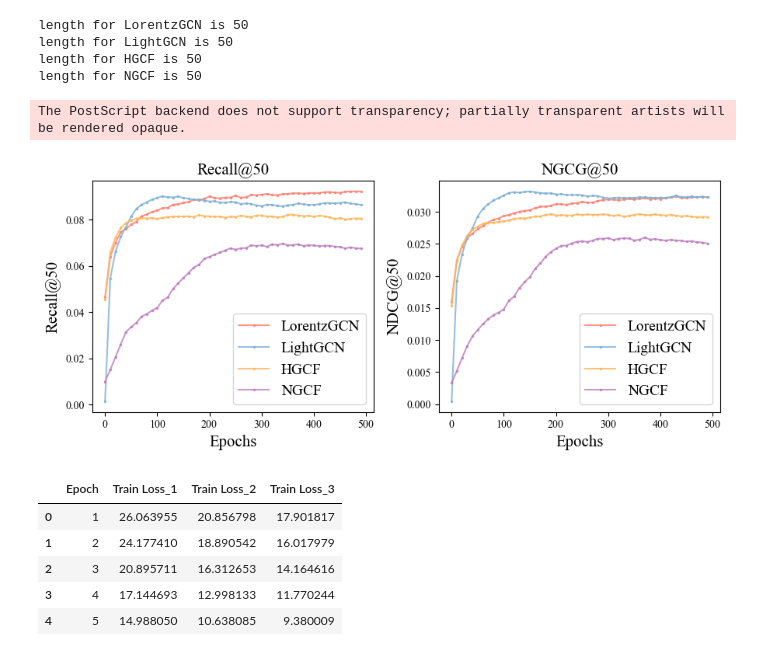
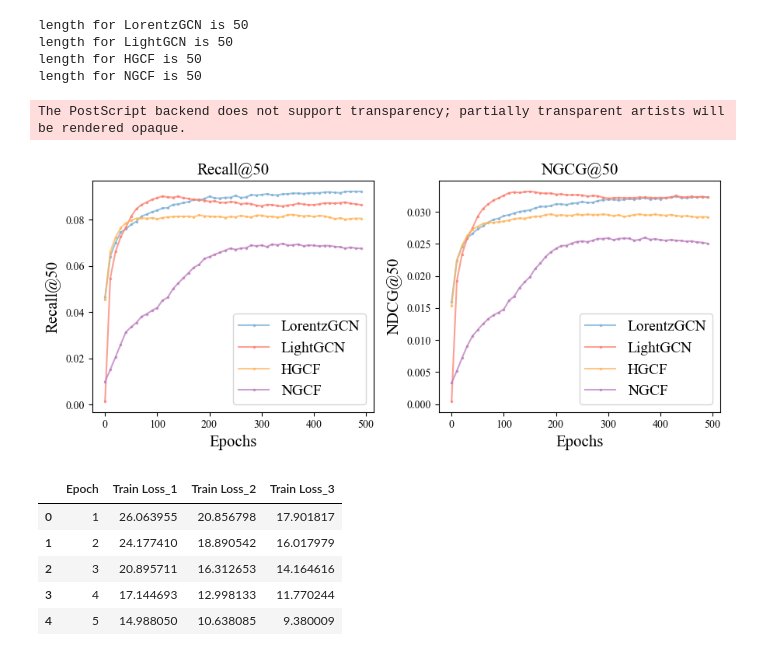
Before and after one commit to Thooooor/LorentzGCN, a Jupyter notebook: visualization/rec_curve_vis.ipynb, the cells around one changed output. Saved outputs shown, nothing was run; the diff lists cells and outputs as text; code cells hidden in the pictures.

```diff
--- a/visualization/rec_curve_vis.ipynb
+++ b/visualization/rec_curve_vis.ipynb
@@ -64,11 +64,18 @@ colors = {
 }
 
 colors = {
-    "LorentzGCN": "#fd7f6f",
-    "LightGCN": "#7eb0d5",
+    "LorentzGCN": "#7eb0d5", #"steelblue",
+    "LightGCN": "#fd7f6f",
     "HGCF": "#ffb55a",
     "NGCF": "#bd7ebe"
 }
+
+colors_2 = {
+    "LorentzGCN": "#757575",
+    "LightGCN": "#ff7f0e",
+    "HGCF": "#1f77b4",
+    "NGCF": "#2ca02c"
+}
 # %%
 lor_gcn_log_path = "../logs/taobao/04_20/lorentz_gcn_21_40_12/train.log"
 lor_gcn_rec_list = []
@@ -114,36 +121,36 @@ legend_prop = {
     "family": "Times New Roman",
     "size": 14
 }
 # csfont = {'fontname':'sans-serif'}
 plt.figure(figsize=(9, 4))
 
 plt.subplot(1, 2, 1)
 for key in recall_data.keys():
-    plt.plot(epochs, recall_data[key], label=key, marker='.', markersize=marker_size, c=colors[key], alpha=0.8)
+    plt.plot(epochs, recall_data[key], label=key, marker='.', markersize=marker_size, c=colors[key], alpha=0.75)
 
 plt.title("Recall@50", **csfont, size=title_size)
 plt.xlabel("Epochs", **csfont, size=title_size)
 plt.ylabel("Recall@50", **csfont, size=title_size)
 plt.xticks(**csfont, size=tick_size)
 plt.yticks(**csfont, size=tick_size)
 plt.legend(prop = legend_prop)
 
 plt.subplot(1, 2, 2)
 for key in ndcg_data.keys():
-    plt.plot(epochs, ndcg_data[key], label=key, marker='.', markersize=marker_size, c=colors[key], alpha=0.8)
+    plt.plot(epochs, ndcg_data[key], label=key, marker='.', markersize=marker_size, c=colors[key], alpha=0.75)
 
 plt.title("NGCG@50", **csfont, size=title_size)
 plt.xlabel("Epochs", **csfont, size=title_size)
 plt.ylabel("NDCG@50", **csfont, size=title_size)
 plt.xticks(**csfont, size=tick_size)
 plt.yticks(**csfont, size=tick_size)
 plt.legend(prop = legend_prop)
 plt.tight_layout()
 plt.savefig("../imgs/rec_ndcg_curves.eps")
 plt.show()
 # %% [output]
 The PostScript backend does not support transparency; partially transparent artists will be rendered opaque.
-[figure, old version]
+[figure, new version]
 # %%
 pd_num_neg_samp = pd.read_excel("../logs/Num_negatives.xlsx")
 pd_num_neg_samp.head()
```
Also changed, not shown: parts of 6 cells of this notebook, 3 other files.
